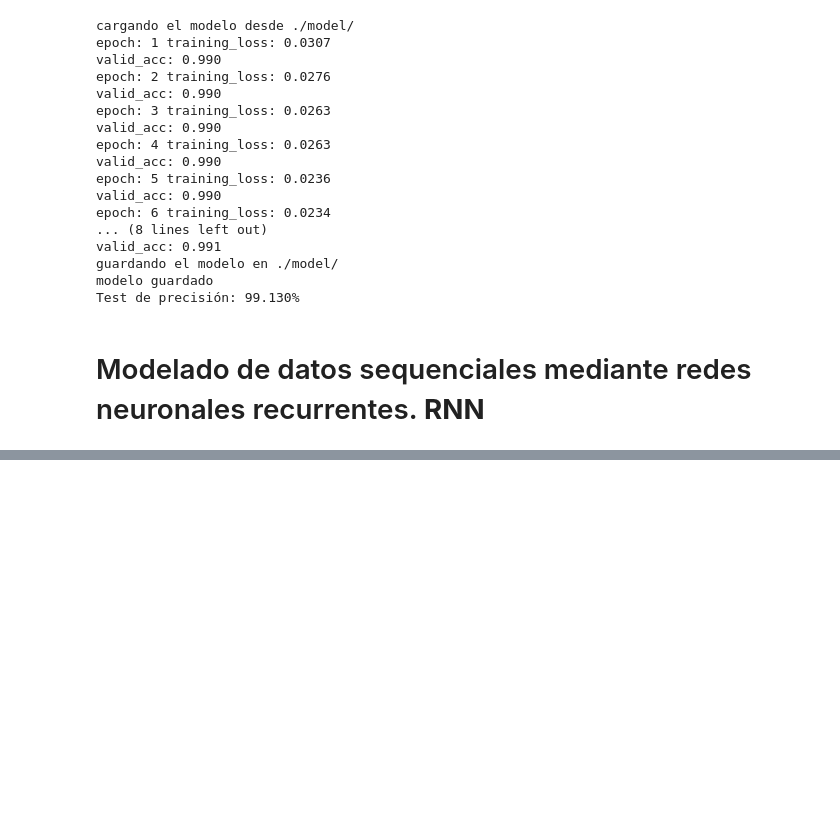
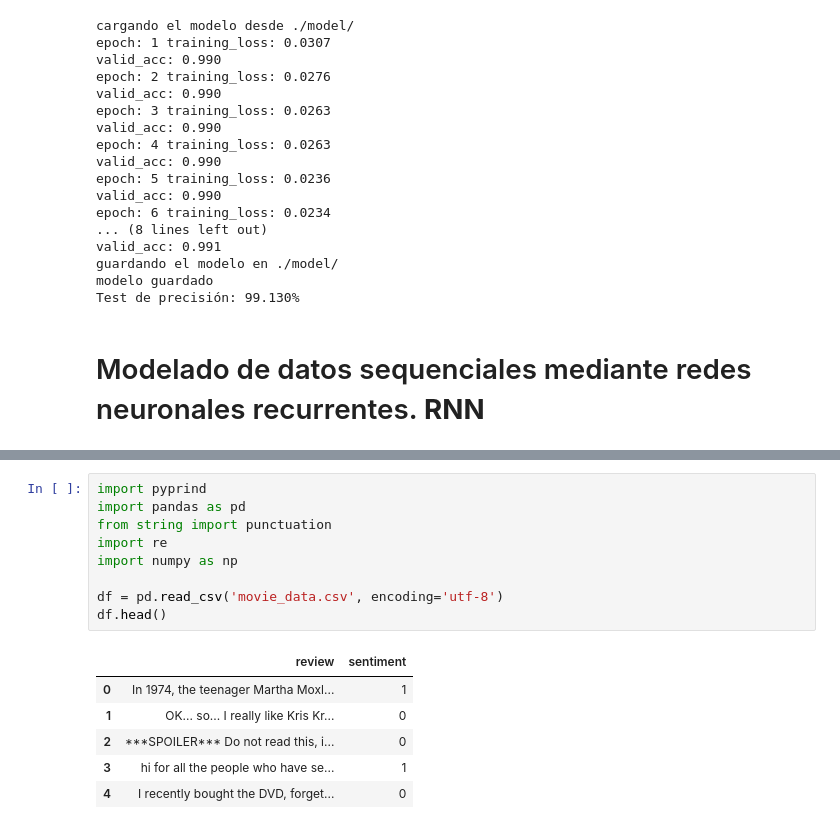
Before and after one commit to juancaalcaraz/practicaML, a Jupyter notebook: CNN_y_RNN_en_TensorFlow1x.ipynb, the cells around one changed output, grey strips where cells are left out. Cells and saved outputs as stored; diff of their text form; blank space fills up the shorter version.

```diff
--- a/CNN_y_RNN_en_TensorFlow1x.ipynb
+++ b/CNN_y_RNN_en_TensorFlow1x.ipynb
@@ -531,0 +559,16 @@ Test de precisión: 99.130%
+# %%
+import pyprind
+import pandas as pd
+from string import punctuation
+import re
+import numpy as np
+
+df = pd.read_csv('movie_data.csv', encoding='utf-8')
+df.head()
+# %% [output]
+|  | review | sentiment |
+| 0 | In 1974, the teenager Martha Moxl... | 1 |
+| 1 | OK... so... I really like Kris Kr... | 0 |
+| 2 | ***SPOILER*** Do not read this, i... | 0 |
+| 3 | hi for all the people who have se... | 1 |
+| 4 | I recently bought the DVD, forget... | 0 |
```
Also changed, not shown: parts of 22 cells of this notebook.
